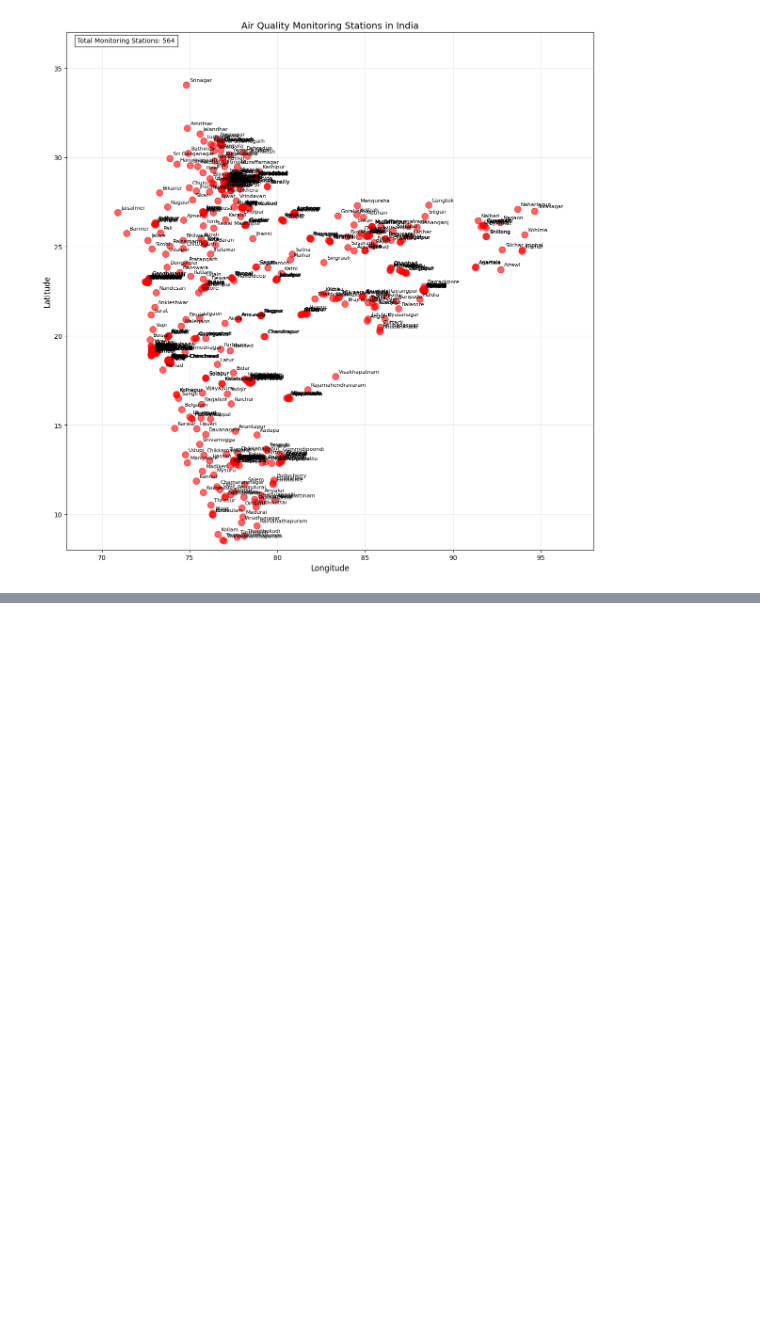
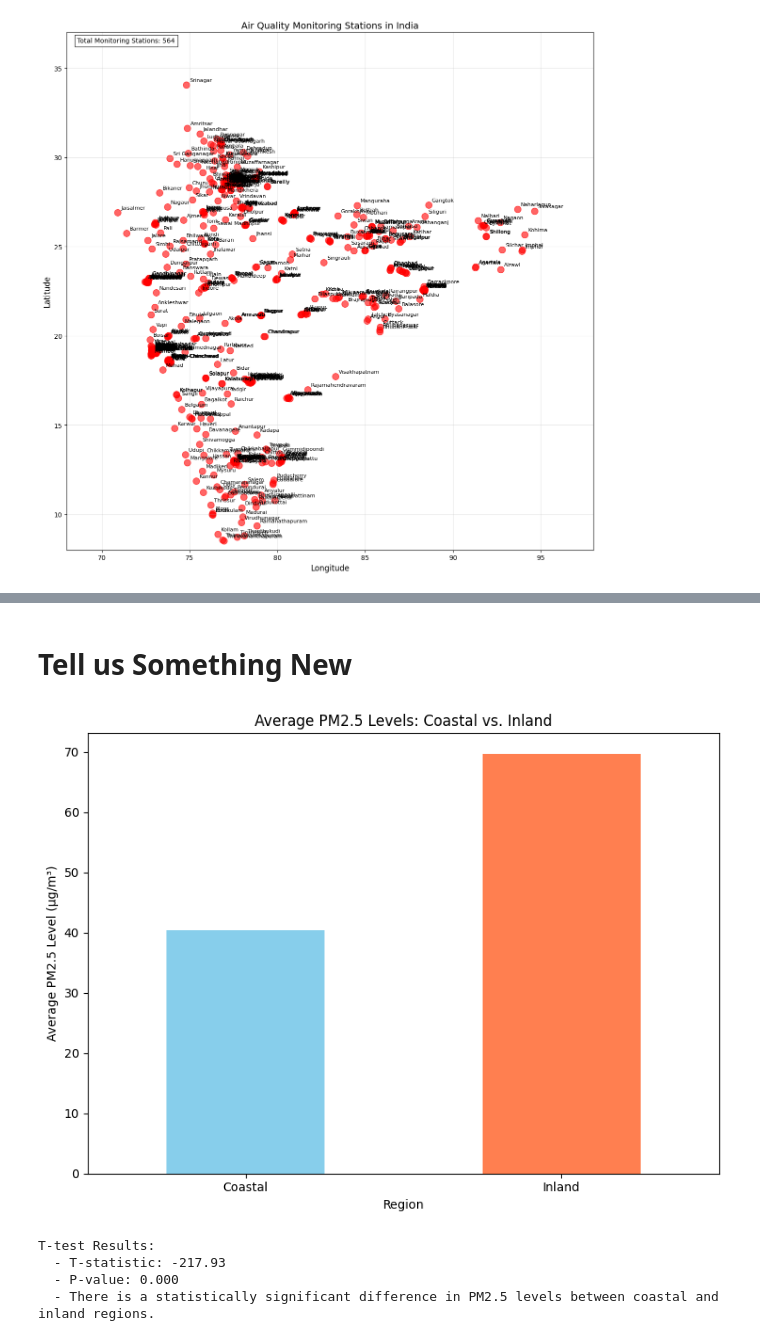
Before and after one commit to jilsnshah/ES114_Assignment3, a Jupyter notebook: Solutions.ipynb, the cells around one changed output, grey strips where cells are left out. Saved outputs shown, nothing was run; the diff lists cells and outputs as text; code cells hidden in the pictures; blank space fills up the shorter version.

```diff
--- a/Solutions.ipynb
+++ b/Solutions.ipynb
@@ -876,0 +839,49 @@ TypeError: Can only merge Series or DataFrame objects, a <class 'str'> was passe
+# %% [markdown]
+<h1> Tell us Something New </h1>
+# %%
+import pandas as pd
+import matplotlib.pyplot as plt
+
+# Assuming 'data' contains the PM2.5 data and 'state' has state information
+
+# Define coastal states (You can adjust this list as needed)
+coastal_states = ['Gujarat', 'Maharashtra', 'Goa', 'Karnataka', 'Kerala', 'Tamil Nadu', 'Andhra Pradesh', 'Odisha', 'West Bengal']
+
+# Add a 'Region' column to the data DataFrame
+data['Region'] = data['state'].apply(lambda state: 'Coastal' if state in coastal_states else 'Inland')
+
+# Group data by region and calculate average PM2.5 levels
+regional_avg_pm25 = data.groupby('Region')['PM2.5'].mean()
+
+# Create a bar plot to visualize the comparison
+plt.figure(figsize=(8, 6))
+regional_avg_pm25.plot(kind='bar', color=['skyblue', 'coral'])
+plt.title('Average PM2.5 Levels: Coastal vs. Inland')
+plt.xlabel('Region')
+plt.ylabel('Average PM2.5 Level (µg/m³)')
+plt.xticks(rotation=0)  # Keep x-axis labels horizontal
+plt.tight_layout()
+plt.show()
+
+# Perform a t-test to check for statistical significance
+from scipy import stats
+
+coastal_data = data[data['Region'] == 'Coastal']['PM2.5']
+inland_data = data[data['Region'] == 'Inland']['PM2.5']
+
+t_statistic, p_value = stats.ttest_ind(coastal_data, inland_data, nan_policy='omit')
+
+print(f"\nT-test Results:")
+print(f"  - T-statistic: {t_statistic:.2f}")
+print(f"  - P-value: {p_value:.3f}")
+
+if p_value < 0.05:
+    print("  - There is a statistically significant difference in PM2.5 levels between coastal and inland regions.")
+else:
+    print("  - There is no statistically significant difference in PM2.5 levels between coastal and inland regions.")
+# %% [output]
+[figure, added]
+T-test Results:
+  - T-statistic: -217.93
+  - P-value: 0.000
+  - There is a statistically significant difference in PM2.5 levels between coastal and inland regions.
```
Also changed, not shown: parts of 11 cells of this notebook.
